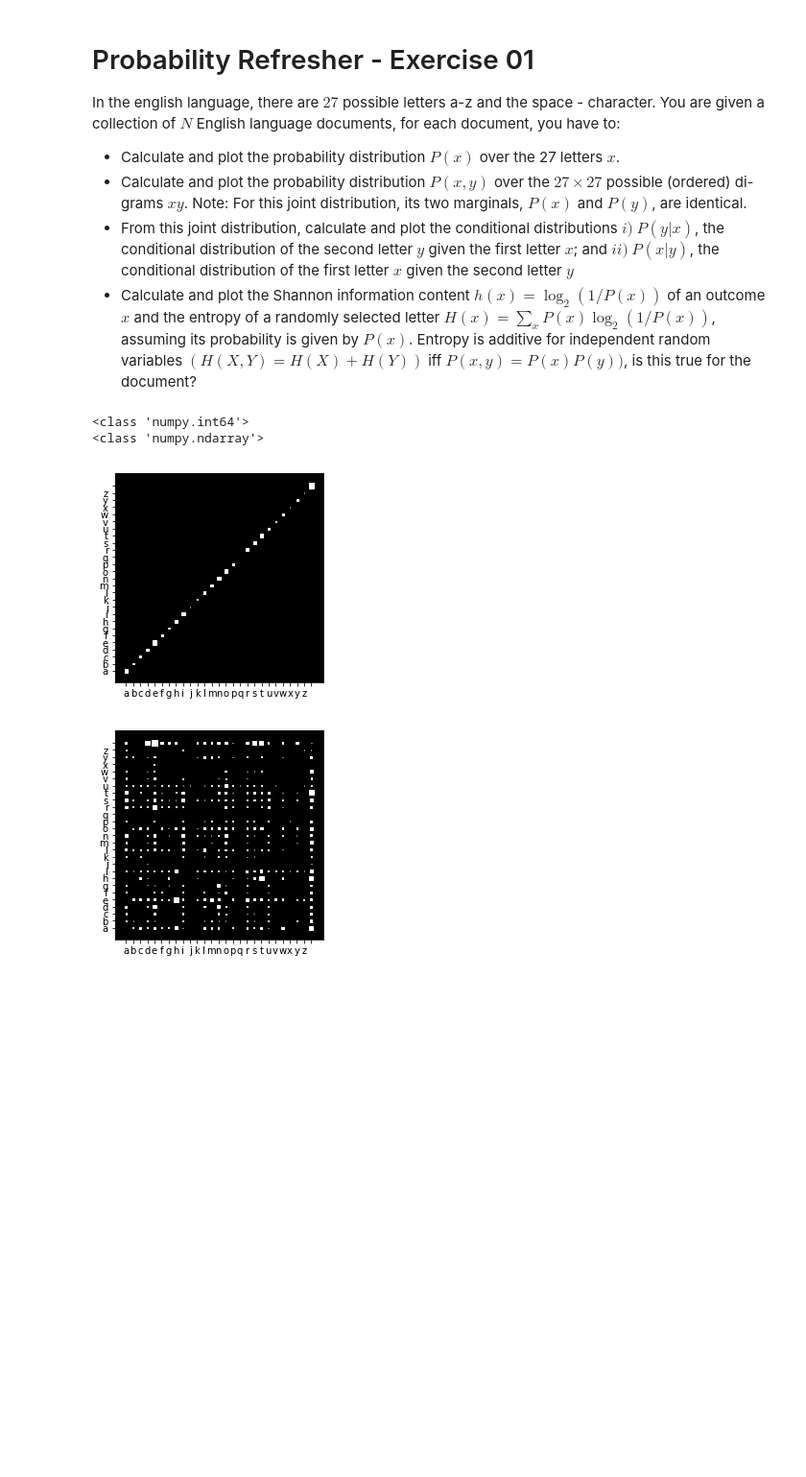
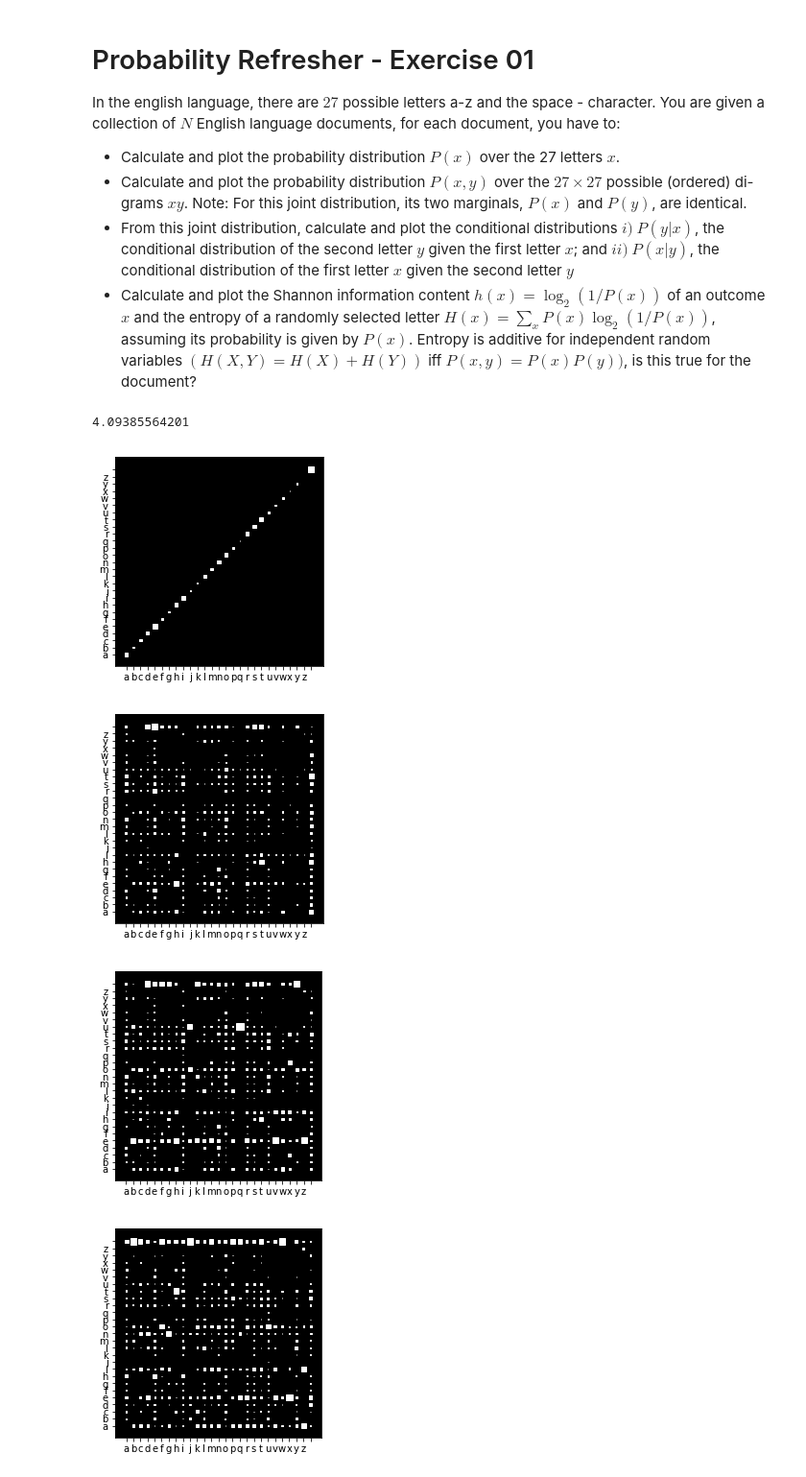
Before and after one commit to phgcarva/atai-notebooks-machine-learning, a Jupyter notebook: 02 - Probability Refresher/probability_refresher_exercise_1.ipynb, the cells around one changed output. Shown: that part at 96% size. Cells and saved outputs as stored; diff of their text form; code cells hidden in the pictures; blank space fills up the shorter version.

```diff
--- a/02 - Probability Refresher/probability_refresher_exercise_1.ipynb
+++ b/02 - Probability Refresher/probability_refresher_exercise_1.ipynb
@@ -95,20 +124,40 @@ def compute_probabilities_digrams(documents):
 # %%
-pdf = PdfPages('multipage.pdf')
-plt.figure(0)
-compute_probabilities_unigrams(['./txts/LIFE_by_JM_Machado_de_Assis.txt',
-                                './txts/THE_ATTENDANT_S_CONFESSION_by_JM_Machado_de_Assis.txt',
-                                './txts/THE_FORTUNE_TELLER_by_JM_Machado_de_Assis.txt'])
-plt.savefig(pdf, format='pdf')
-plt.figure(1)
-compute_probabilities_digrams(['./txts/LIFE_by_JM_Machado_de_Assis.txt',
-                                './txts/THE_ATTENDANT_S_CONFESSION_by_JM_Machado_de_Assis.txt',
-                                './txts/THE_FORTUNE_TELLER_by_JM_Machado_de_Assis.txt'])
-plt.savefig(pdf, format='pdf')
-plt.show()
+with PdfPages('multipage.pdf') as pdf:
+    plt.figure(0)
+    frequencies_uni, probabilities_uni = compute_probabilities_unigrams(['./txts/LIFE_by_JM_Machado_de_Assis.txt',
+                                    './txts/THE_ATTENDANT_S_CONFESSION_by_JM_Machado_de_Assis.txt',
+                                    './txts/THE_FORTUNE_TELLER_by_JM_Machado_de_Assis.txt'])
+    plt.savefig(pdf, format='pdf')
+    plt.figure(1)
+    frequencies_di, probabilities_di = compute_probabilities_digrams(['./txts/LIFE_by_JM_Machado_de_Assis.txt',
+                                    './txts/THE_ATTENDANT_S_CONFESSION_by_JM_Machado_de_Assis.txt',
+                                    './txts/THE_FORTUNE_TELLER_by_JM_Machado_de_Assis.txt'])
+    plt.savefig(pdf, format='pdf')
 
-pdf.close()
+    plt.figure(2)
+    compute_probabilities_conditional(['./txts/LIFE_by_JM_Machado_de_Assis.txt',
+                                    './txts/THE_ATTENDANT_S_CONFESSION_by_JM_Machado_de_Assis.txt',
+                                    './txts/THE_FORTUNE_TELLER_by_JM_Machado_de_Assis.txt'],
+                                    frequencies_di, axis=0)
+    plt.savefig(pdf, format='pdf')
+
+    plt.figure(3)
+    compute_probabilities_conditional(['./txts/LIFE_by_JM_Machado_de_Assis.txt',
+                                    './txts/THE_ATTENDANT_S_CONFESSION_by_JM_Machado_de_Assis.txt',
+                                    './txts/THE_FORTUNE_TELLER_by_JM_Machado_de_Assis.txt'],
+                                    frequencies_di, axis=1)
+    plt.savefig(pdf, format='pdf')
+
+    plt.figure(4)
+    shannon_info = compute_shannon_info_content(probabilities_uni)
+    plt.savefig(pdf, format='pdf')
+
+    compute_entropy(probabilities_uni, shannon_info)
+
+    plt.show()
 # %% [output]
-<class 'numpy.int64'>
-<class 'numpy.ndarray'>
+4.09385564201
 [figure]
 [figure]
+[figure, added]
+[figure, added]
```
Also changed, not shown: parts of 5 cells of this notebook, 6 other files.
